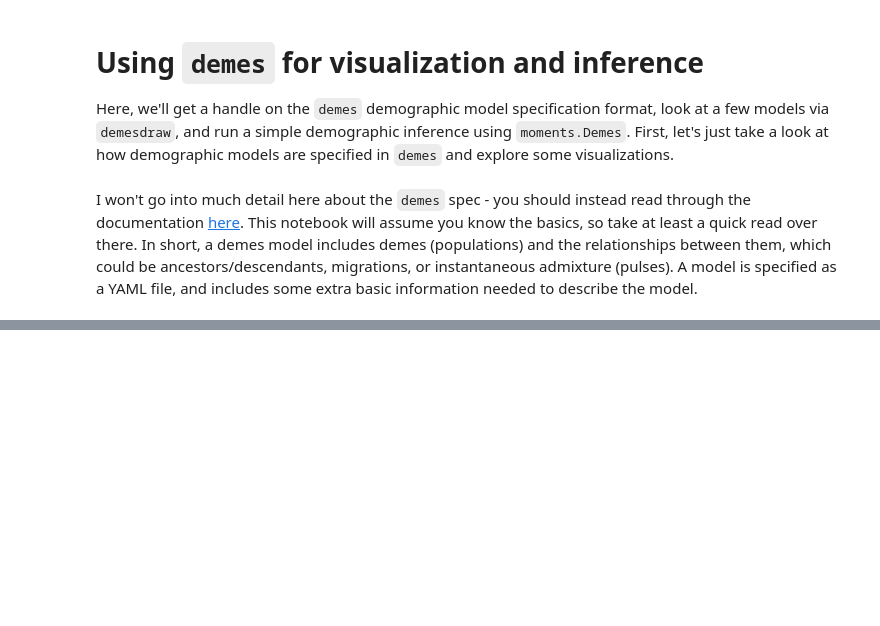
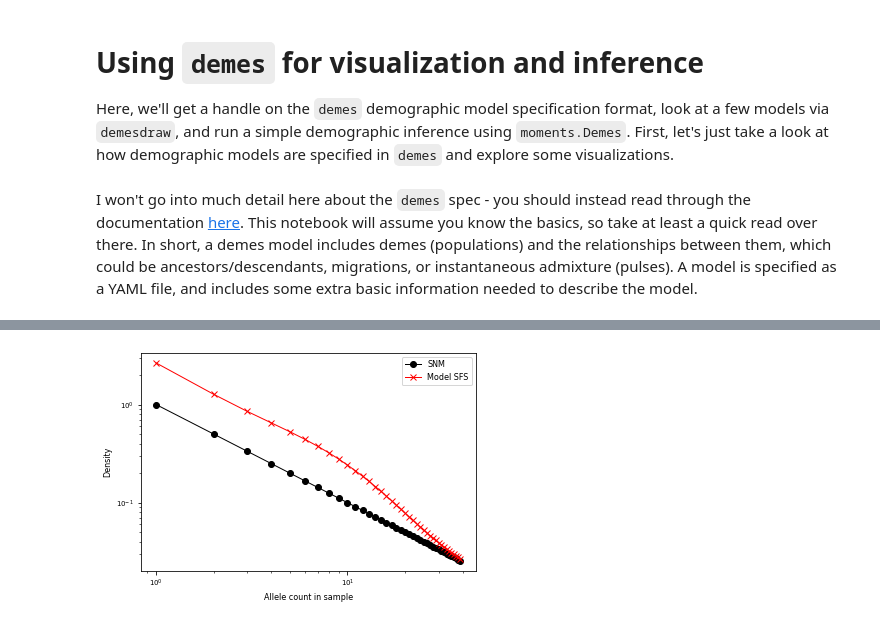
Before and after one commit to apragsdale/mxb_tutorial, a Jupyter notebook: notebooks/demes_example.ipynb, the cells around one changed output, grey strips where cells are left out. Saved outputs shown, nothing was run; the diff lists cells and outputs as text; code cells hidden in the pictures; blank space fills up the shorter version.

```diff
--- a/notebooks/demes_example.ipynb
+++ b/notebooks/demes_example.ipynb
@@ -49,0 +86,14 @@ demes:
+# %%
+import moments
+fs = moments.Spectrum.from_demes(zigzag, ["generic"], [40])
+snm = moments.Demographics1D.snm([40])
+
+ax = plt.subplot(111)
+ax.plot(snm, "ko-", ms=6, lw=1, mfc=None, label="SNM")
+ax.plot(fs, "rx-", ms=6, lw=1, label="Model SFS")
+ax.legend();
+ax.set_yscale("log");
+ax.set_xscale("log");
+ax.set_ylabel("Density");
+ax.set_xlabel("Allele count in sample");
+# %% [output]
@@ -49,0 +102 @@ demes:
+[figure, added]
```
Also changed, not shown: parts of 26 cells of this notebook, 6 other files.
